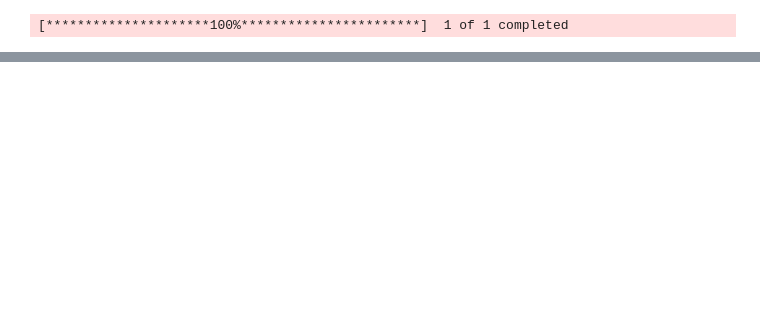
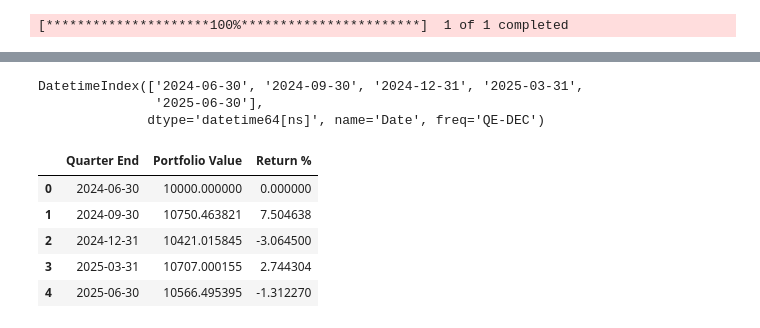
Before and after one commit to maxhtx/Spring-2025-Internship-Resources, a Jupyter notebook: portfolio-optimization/optimization_2.ipynb, the cells around one changed output, grey strips where cells are left out. Cells and saved outputs as stored; diff of their text form; code cells hidden in the pictures; blank space fills up the shorter version.

```diff
--- a/portfolio-optimization/optimization_2.ipynb
+++ b/portfolio-optimization/optimization_2.ipynb
@@ -166,0 +142,6 @@ plt.show()
+# %%
+quarterly_returns.index[-5:]
+# %% [output]
+DatetimeIndex(['2024-06-30', '2024-09-30', '2024-12-31', '2025-03-31',
+               '2025-06-30'],
+              dtype='datetime64[ns]', name='Date', freq='QE-DEC')
@@ -166,0 +194,9 @@ plt.show()
+# %%
+performance_df
+# %% [output]
+|  | Quarter End | Portfolio Value | Return % |
+| 0 | 2024-06-30 | 10000.000000 | 0.000000 |
+| 1 | 2024-09-30 | 10750.463821 | 7.504638 |
+| 2 | 2024-12-31 | 10421.015845 | -3.064500 |
+| 3 | 2025-03-31 | 10707.000155 | 2.744304 |
+| 4 | 2025-06-30 | 10566.495395 | -1.312270 |
```
Also changed, not shown: parts of 16 cells of this notebook.
